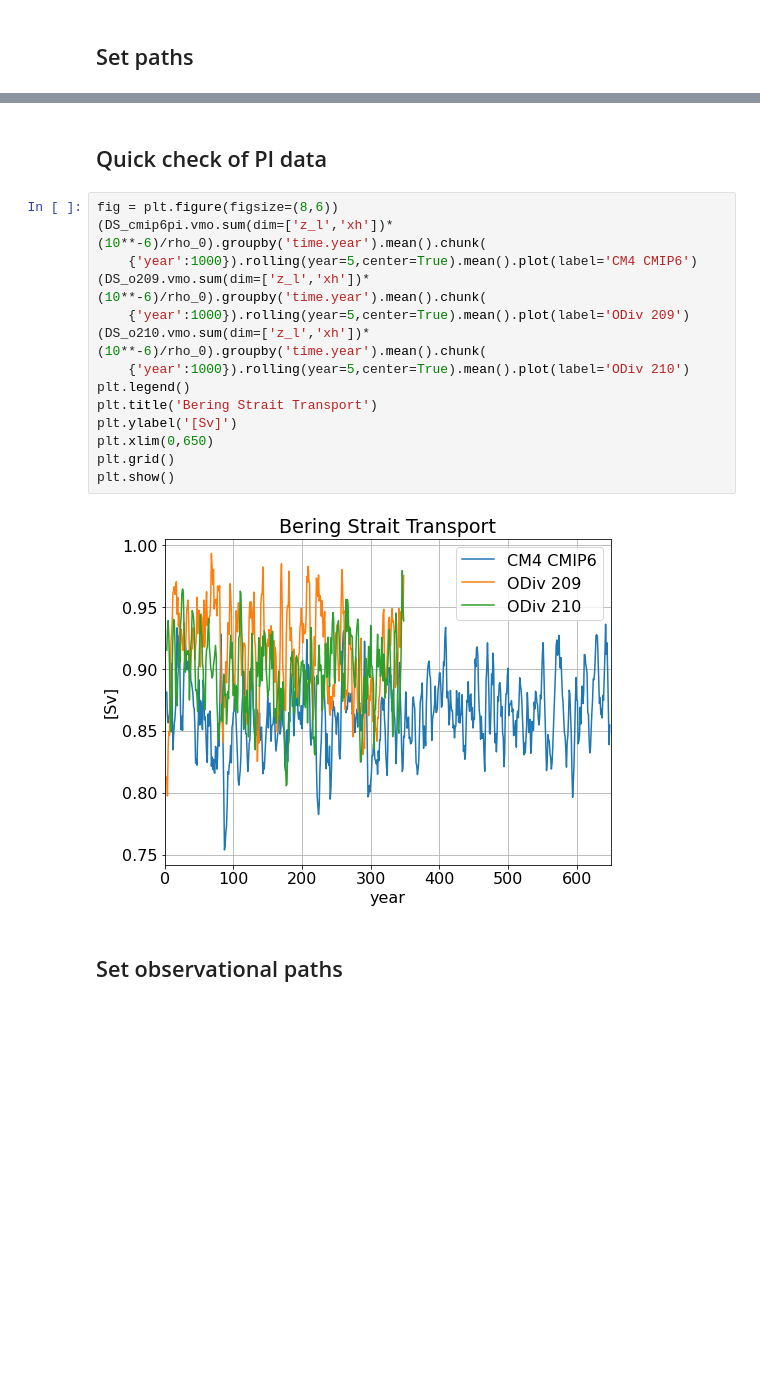
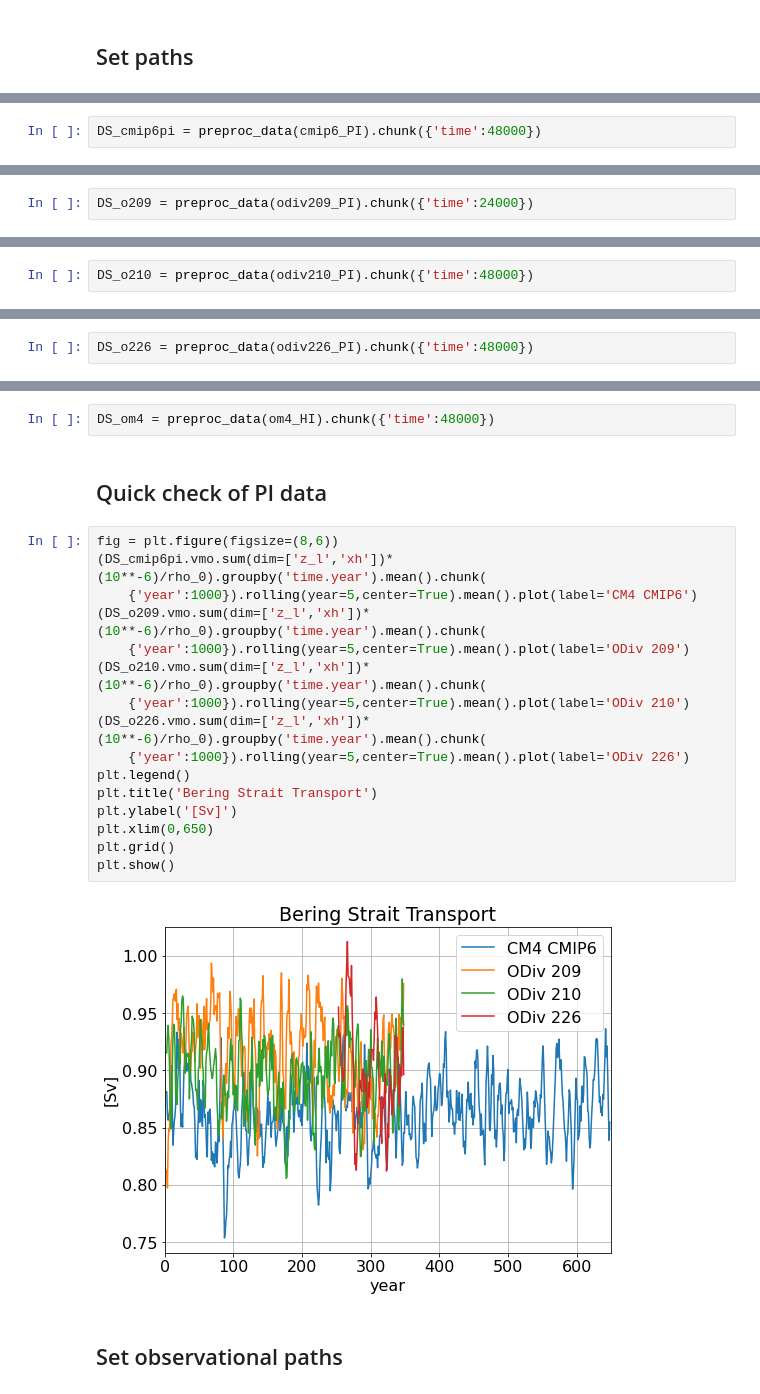
Before and after one commit to marionalberty/Chukchi_heatbudgets, a Jupyter notebook: notebooks/Bering_monthlyTrans_evaluation.ipynb, the cells around one changed output, grey strips where cells are left out. Saved outputs shown, nothing was run; the diff lists cells and outputs as text; blank space fills up the shorter version.

Commit message:
Added odiv226 and preproc function

```diff
--- a/notebooks/Bering_monthlyTrans_evaluation.ipynb
+++ b/notebooks/Bering_monthlyTrans_evaluation.ipynb
@@ -182,0 +136,2 @@ DS_om4 = add_geo(DS_om4,OS_om4)
+# %%
+DS_cmip6pi = preproc_data(cmip6_PI).chunk({'time':48000})
@@ -182,0 +142,2 @@ DS_om4 = add_geo(DS_om4,OS_om4)
+# %%
+DS_o209 = preproc_data(odiv209_PI).chunk({'time':24000})
@@ -182,0 +146,2 @@ DS_om4 = add_geo(DS_om4,OS_om4)
+# %%
+DS_o210 = preproc_data(odiv210_PI).chunk({'time':48000})
@@ -182,0 +150,2 @@ DS_om4 = add_geo(DS_om4,OS_om4)
+# %%
+DS_o226 = preproc_data(odiv226_PI).chunk({'time':48000})
@@ -183,21 +154,25 @@ DS_om4 = add_geo(DS_om4,OS_om4)
+# %%
+DS_om4 = preproc_data(om4_HI).chunk({'time':48000})
 # %% [markdown]
 ## Quick check of PI data
 # %%
 fig = plt.figure(figsize=(8,6))
 (DS_cmip6pi.vmo.sum(dim=['z_l','xh'])*(10**-6)/rho_0).groupby('time.year').mean().chunk(
     {'year':1000}).rolling(year=5,center=True).mean().plot(label='CM4 CMIP6')
 (DS_o209.vmo.sum(dim=['z_l','xh'])*(10**-6)/rho_0).groupby('time.year').mean().chunk(
     {'year':1000}).rolling(year=5,center=True).mean().plot(label='ODiv 209')
 (DS_o210.vmo.sum(dim=['z_l','xh'])*(10**-6)/rho_0).groupby('time.year').mean().chunk(
     {'year':1000}).rolling(year=5,center=True).mean().plot(label='ODiv 210')
+(DS_o226.vmo.sum(dim=['z_l','xh'])*(10**-6)/rho_0).groupby('time.year').mean().chunk(
+    {'year':1000}).rolling(year=5,center=True).mean().plot(label='ODiv 226')
 plt.legend()
 plt.title('Bering Strait Transport')
 plt.ylabel('[Sv]')
 plt.xlim(0,650)
 plt.grid()
 plt.show()
 # %% [output]
-[figure, old version]
+[figure, new version]
 # %% [markdown]
 ## Set observational paths
 # %%
```
Also changed, not shown: parts of 58 cells of this notebook.
